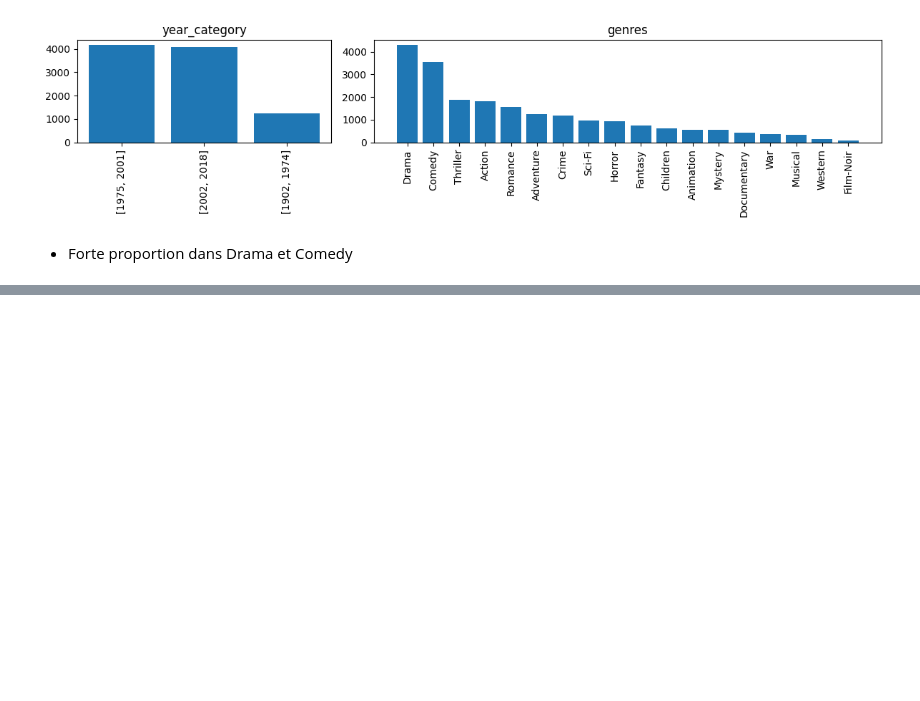
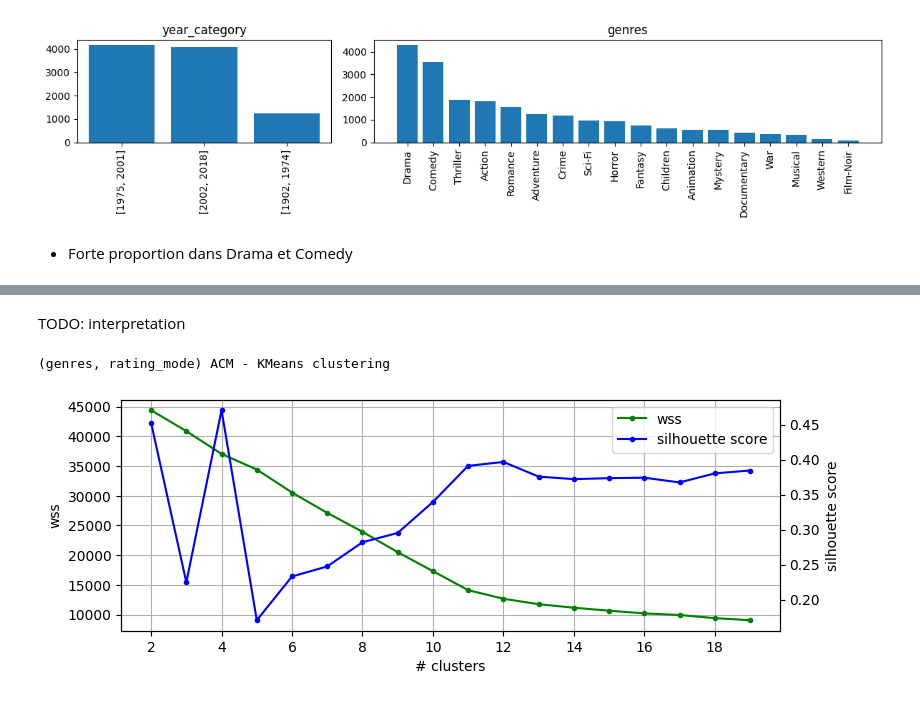
Before and after one commit to jfgagnon00/MovieLens, a Jupyter notebook: A58.ipynb, the cells around one changed output, grey strips where cells are left out. Saved outputs shown, nothing was run; the diff lists cells and outputs as text; code cells hidden in the pictures; blank space fills up the shorter version.

```diff
--- a/A58.ipynb
+++ b/A58.ipynb
@@ -427,0 +541,10 @@ data_acm_df = movies_df.rating_mode.astype(str).to_frame()
+# %% [markdown]
+TODO: interpretation
+# %%
+print("(genres, rating_mode) ACM - KMeans clustering")
+clstr.kmeans_analysis(acm_.row_coord_,
+                      clusters_range=range(2, 20),
+                      figsize=(8.5, 3))
+# %% [output]
+(genres, rating_mode) ACM - KMeans clustering
+[figure, added]
```
Also changed, not shown: parts of 24 cells of this notebook, 1 other file.
